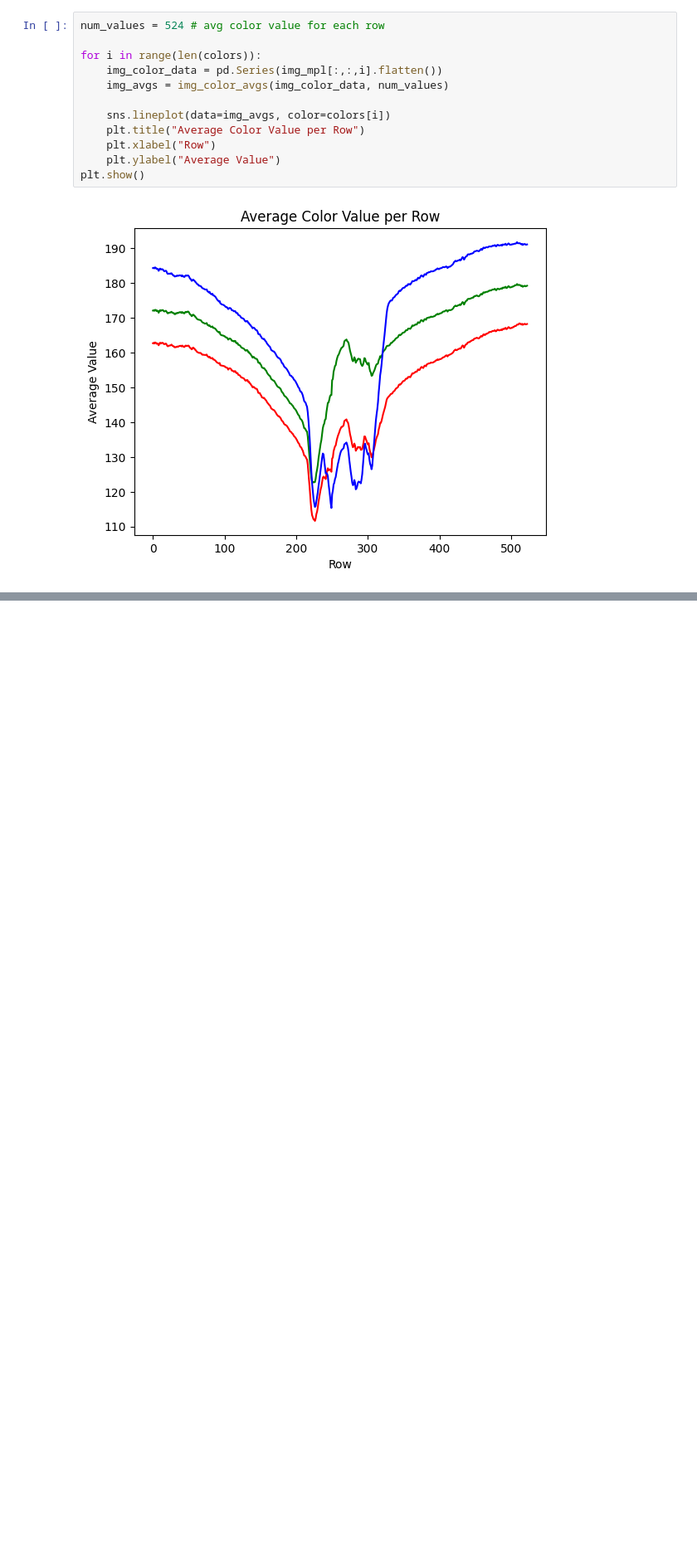
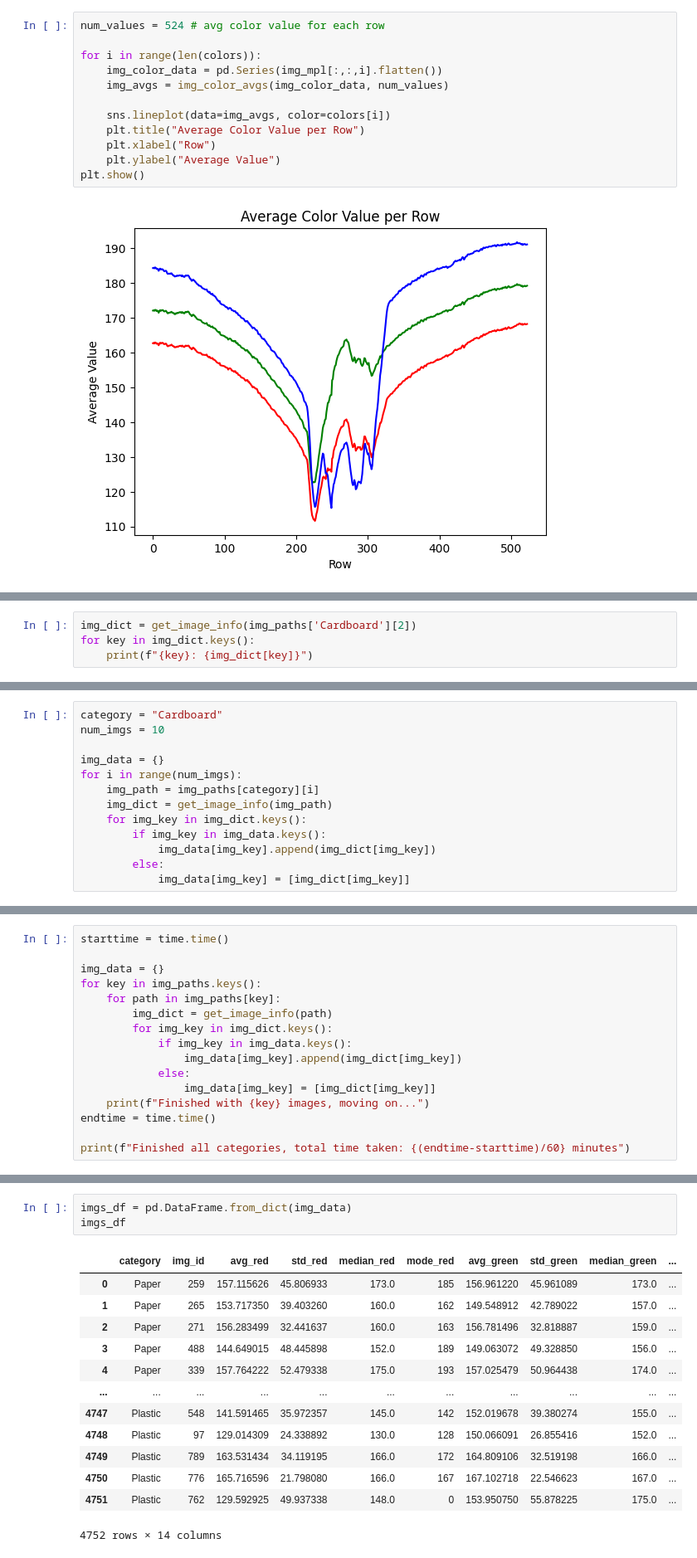
Before and after one commit to mossbiscuits/cs5830_final, a Jupyter notebook: final_project.ipynb, the cells around one changed output, grey strips where cells are left out. Shown at 83% size. Saved outputs shown, nothing was run; the diff lists cells and outputs as text; blank space fills up the shorter version.

```diff
--- a/final_project.ipynb
+++ b/final_project.ipynb
@@ -115,0 +144,4 @@ plt.show()
+# %%
+img_dict = get_image_info(img_paths['Cardboard'][2])
+for key in img_dict.keys():
+    print(f"{key}: {img_dict[key]}")
@@ -115,0 +163,13 @@ plt.show()
+# %%
+category = "Cardboard"
+num_imgs = 10
+
+img_data = {}
+for i in range(num_imgs):
+    img_path = img_paths[category][i]
+    img_dict = get_image_info(img_path)
+    for img_key in img_dict.keys():
+        if img_key in img_data.keys():
+            img_data[img_key].append(img_dict[img_key])
+        else:
+            img_data[img_key] = [img_dict[img_key]]
@@ -115,0 +193,16 @@ plt.show()
+# %%
+starttime = time.time()
+
+img_data = {}
+for key in img_paths.keys():
+    for path in img_paths[key]:
+        img_dict = get_image_info(path)
+        for img_key in img_dict.keys():
+            if img_key in img_data.keys():
+                img_data[img_key].append(img_dict[img_key])
+            else:
+                img_data[img_key] = [img_dict[img_key]]
+    print(f"Finished with {key} images, moving on...")
+endtime = time.time()
+
+print(f"Finished all categories, total time taken: {(endtime-starttime)/60} minutes")
@@ -115,0 +220,17 @@ plt.show()
+# %%
+imgs_df = pd.DataFrame.from_dict(img_data)
+imgs_df
+# %% [output]
+|  | category | img_id | avg_red | std_red | median_red | mode_red | avg_green | std_green | median_green | ... |
+| 0 | Paper | 259 | 157.115626 | 45.806933 | 173.0 | 185 | 156.961220 | 45.961089 | 173.0 | ... |
+| 1 | Paper | 265 | 153.717350 | 39.403260 | 160.0 | 162 | 149.548912 | 42.789022 | 157.0 | ... |
+| 2 | Paper | 271 | 156.283499 | 32.441637 | 160.0 | 163 | 156.781496 | 32.818887 | 159.0 | ... |
+| 3 | Paper | 488 | 144.649015 | 48.445898 | 152.0 | 189 | 149.063072 | 49.328850 | 156.0 | ... |
+| 4 | Paper | 339 | 157.764222 | 52.479338 | 175.0 | 193 | 157.025479 | 50.964438 | 174.0 | ... |
+| ... | ... | ... | ... | ... | ... | ... | ... | ... | ... | ... |
+| 4747 | Plastic | 548 | 141.591465 | 35.972357 | 145.0 | 142 | 152.019678 | 39.380274 | 155.0 | ... |
+| 4748 | Plastic | 97 | 129.014309 | 24.338892 | 130.0 | 128 | 150.066091 | 26.855416 | 152.0 | ... |
+| 4749 | Plastic | 789 | 163.531434 | 34.119195 | 166.0 | 172 | 164.809106 | 32.519198 | 166.0 | ... |
+| 4750 | Plastic | 776 | 165.716596 | 21.798080 | 166.0 | 167 | 167.102718 | 22.546623 | 167.0 | ... |
+| 4751 | Plastic | 762 | 129.592925 | 49.937338 | 148.0 | 0 | 153.950750 | 55.878225 | 175.0 | ... |
+4752 rows × 14 columns
```
Also changed, not shown: parts of 8 cells of this notebook, 1 other file.
